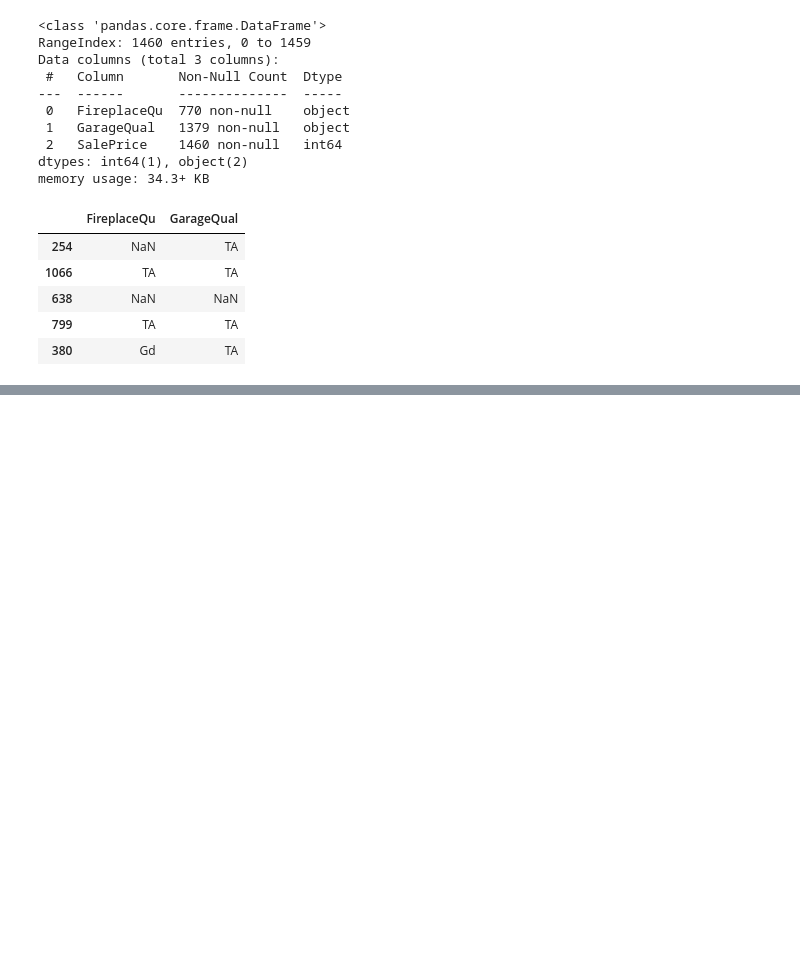
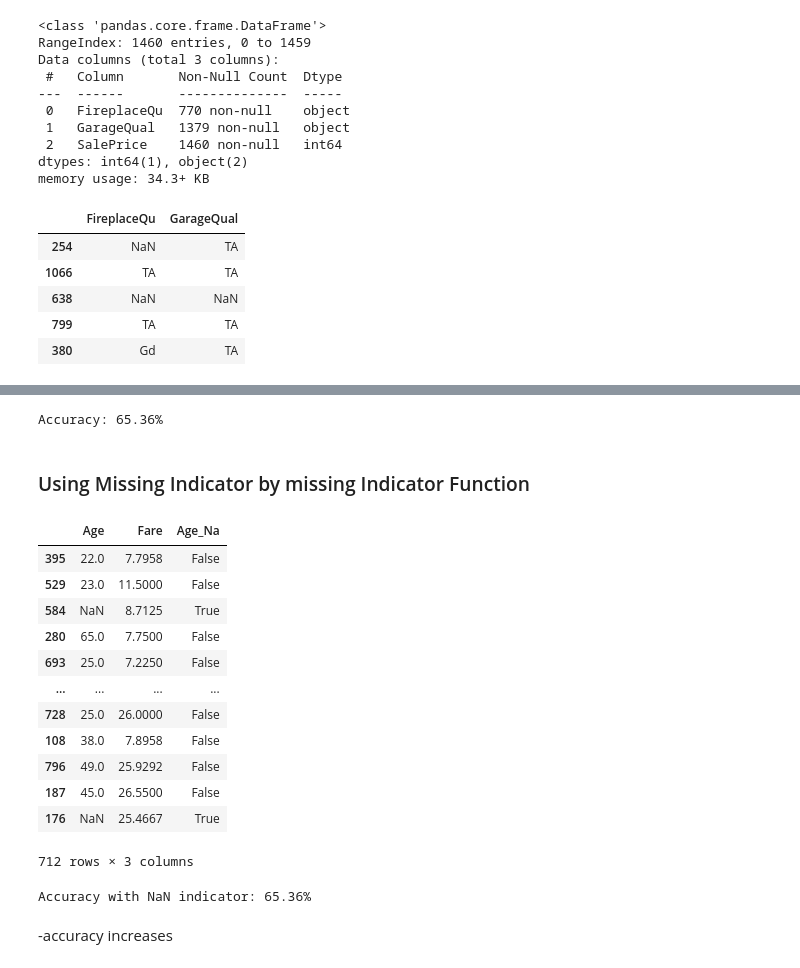
Before and after one commit to sangampaudel530/100-Days-of-Machine-Learning, a Jupyter notebook: day38/day38.ipynb, the cells around one changed output, grey strips where cells are left out. Saved outputs shown, nothing was run; the diff lists cells and outputs as text; code cells hidden in the pictures; blank space fills up the shorter version.

Commit message:
Random Imputation, Missing Indicator and Grid Search Cv

```diff
--- a/day38/day38.ipynb
+++ b/day38/day38.ipynb
@@ -171,0 +185,2 @@ X_test['GarageQual_Imputed'][X_test['GarageQual_Imputed'].isnull()]=X_test['Gara
+# %%
+X_train, X_test, y_train, y_test=train_test_split(data.drop(columns=['Survived'], axis=1), df['Survived'], test_size=0.2)
@@ -171,0 +212,37 @@ X_test['GarageQual_Imputed'][X_test['GarageQual_Imputed'].isnull()]=X_test['Gara
+# %%
+from sklearn.linear_model import LogisticRegression
+clf=LogisticRegression()
+clf.fit(X_train_trf, y_train)
+y_pred=clf.predict(X_test_trf)
+from sklearn.metrics import accuracy_score
+accuracy=accuracy_score(y_test, y_pred)
+print(f'Accuracy: {accuracy*100:.2f}%')
+# %% [output]
+Accuracy: 65.36%
+# %% [markdown]
+### Using Missing Indicator by missing Indicator Function
+# %%
+from sklearn.impute import MissingIndicator
+mi=MissingIndicator()
+# %%
+X_train_missing=mi.fit_transform(X_train)
+X_test_missing=mi.transform(X_test)
+# %%
+X_train['Age_Na']=X_train_missing
+X_test['Age_Na']=X_test_missing
+# %%
+X_train
+# %% [output]
+|  | Age | Fare | Age_Na |
+| 395 | 22.0 | 7.7958 | False |
+| 529 | 23.0 | 11.5000 | False |
+| 584 | NaN | 8.7125 | True |
+| 280 | 65.0 | 7.7500 | False |
+| 693 | 25.0 | 7.2250 | False |
+| ... | ... | ... | ... |
+| 728 | 25.0 | 26.0000 | False |
+| 108 | 38.0 | 7.8958 | False |
+| 796 | 49.0 | 25.9292 | False |
+| 187 | 45.0 | 26.5500 | False |
+| 176 | NaN | 25.4667 | True |
+712 rows × 3 columns
@@ -171,0 +258,8 @@ X_test['GarageQual_Imputed'][X_test['GarageQual_Imputed'].isnull()]=X_test['Gara
+# %%
+from sklearn.metrics import accuracy_score
+accuracy2=accuracy_score(y_test, y_pred2)
+print(f'Accuracy with NaN indicator: {accuracy2*100:.2f}%')
+# %% [output]
+Accuracy with NaN indicator: 65.36%
+# %% [markdown]
+-accuracy increases
```
Also changed, not shown: parts of 10 cells of this notebook.
